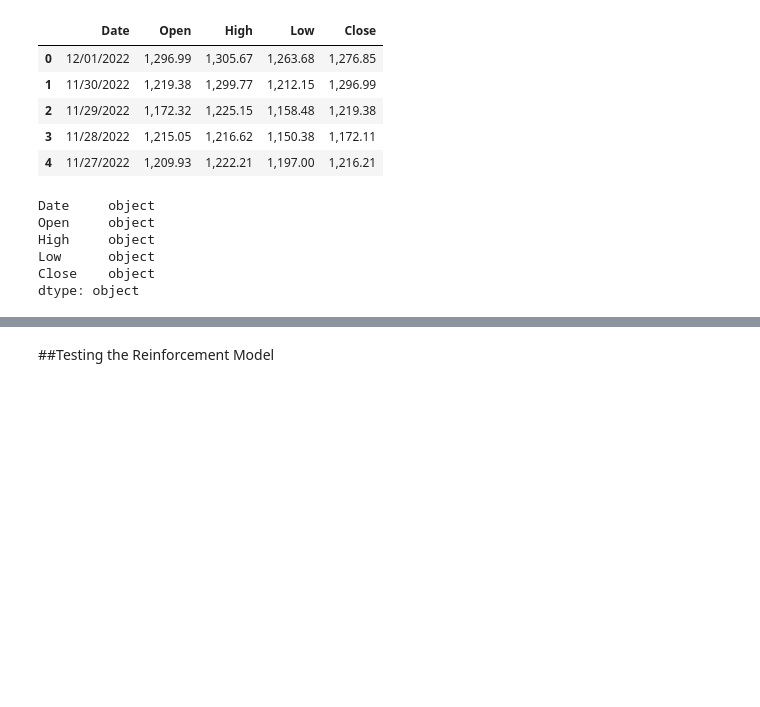
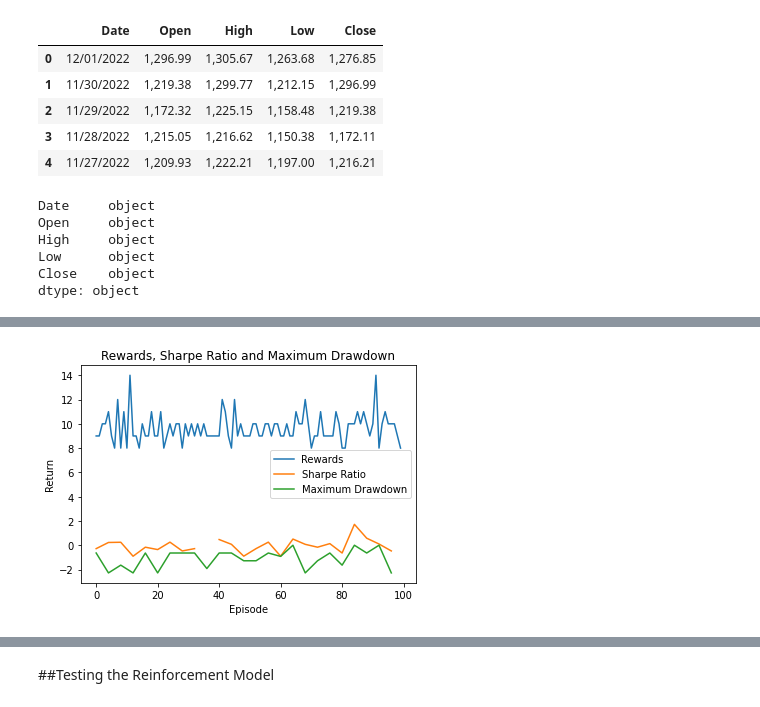
Before and after one commit to Eminent01/AMMI_Research, a Jupyter notebook: AMMI_Research_3.ipynb, the cells around one changed output, grey strips where cells are left out. Saved outputs shown, nothing was run; the diff lists cells and outputs as text; code cells hidden in the pictures; blank space fills up the shorter version.

```diff
--- a/AMMI_Research_3.ipynb
+++ b/AMMI_Research_3.ipynb
@@ -171,0 +229,93 @@ Streaming output truncated to the last 5000 lines.
+# %%
+import matplotlib.pyplot as plt
+import numpy as np
+from stable_baselines3 import DQN
+from stable_baselines3.common.vec_env import DummyVecEnv
+
+def calculate_sharpe_ratio(returns, risk_free_rate=0.0):
+    returns = np.array(returns)
+    mean_return = np.mean(returns)
+    std_return = np.std(returns)
+    sharpe_ratio = (mean_return - risk_free_rate) / std_return
+    return sharpe_ratio
+
+def calculate_maximum_drawdown(returns):
+    cum_returns = np.cumsum(returns)
+    running_max = np.maximum.accumulate(cum_returns)
+    drawdown = cum_returns - running_max
+    max_drawdown = np.min(drawdown)
+    return max_drawdown
+
+# Initialize the environment
+env = gym.make("CartPole-v1")
+
+# Wrap the environment with a vectorized environment
+env = DummyVecEnv([lambda: env])
+
+# Initialize the model
+model = DQN("MlpPolicy", env, verbose=1)
+
+# Train the model
+model.learn(total_timesteps=10000)
+
+# Evaluate the model
+results = []
+for episode in range(100):
+    episode_reward = 0
+    obs = env.reset()
+    while True:
+        action, _states = model.predict(obs)
+        obs, reward, done, info = env.step(action)
+        episode_reward += reward
+        if done:
+            results.append(episode_reward)
+            break
+
+# Calculate the Sharpe ratio and Maximum Drawdown every 4 time steps
+rolling_window = 4
+returns = np.array(results)
+returns = returns - np.mean(returns)
+sharpe_ratios = [calculate_sharpe_ratio(returns[i:i+rolling_window]) for i in range(0, len(returns), rolling_window)]
+max_drawdowns = [calculate_maximum_drawdown(returns[i:i+rolling_window]) for i in range(0, len(returns), rolling_window)]
+
+# Plot the results
+plt.plot(results, label='Rewards')
+plt.plot(np.arange(0, len(returns), rolling_window), sharpe_ratios, label='Sharpe Ratio')
+plt.plot(np.arange(0, len(returns), rolling_window), max_drawdowns, label='Maximum Drawdown')
+plt.title("Rewards, Sharpe Ratio and Maximum Drawdown")
+plt.xlabel("Episode")
+plt.ylabel("Return")
+plt.legend()
+plt.show()
+
+
+# Plot the results
+plt.plot(results, label='Rewards')
+plt.title("Rewards")
+plt.xlabel("Episode")
+plt.ylabel("Return")
+plt.show()
+
+# Plot the results
+# plt.plot(plt.plot(np.arange(0, len(returns), rolling_window), sharpe_ratios, label='Sharpe Ratio'))
+# plt.title("Sharpe Ratio")
+# plt.xlabel("Episode")
+# plt.ylabel("Reward")
+# plt.show()
+
+# Plot the results
+plt.plot(np.arange(0, len(returns), rolling_window), max_drawdowns, label='Maximum Drawdown')
+plt.title("Maximum Drawdown")
+plt.xlabel("Episode")
+plt.ylabel("Return")
+plt.show()
+
+
+# Calculate the Sharpe ratio
+sharpe = calculate_sharpe_ratio(returns)
+print("Sharpe Ratio: {:.2f}".format(sharpe))
+
+# Calculate the Maximum Drawdown
+md = calculate_maximum_drawdown(returns)
+print("Maximum Drawdown: {:.2f}".format(md))
+# %% [output]
@@ -171,0 +339 @@ Streaming output truncated to the last 5000 lines.
+[figure, added]
```
Also changed, not shown: parts of 33 cells of this notebook.
